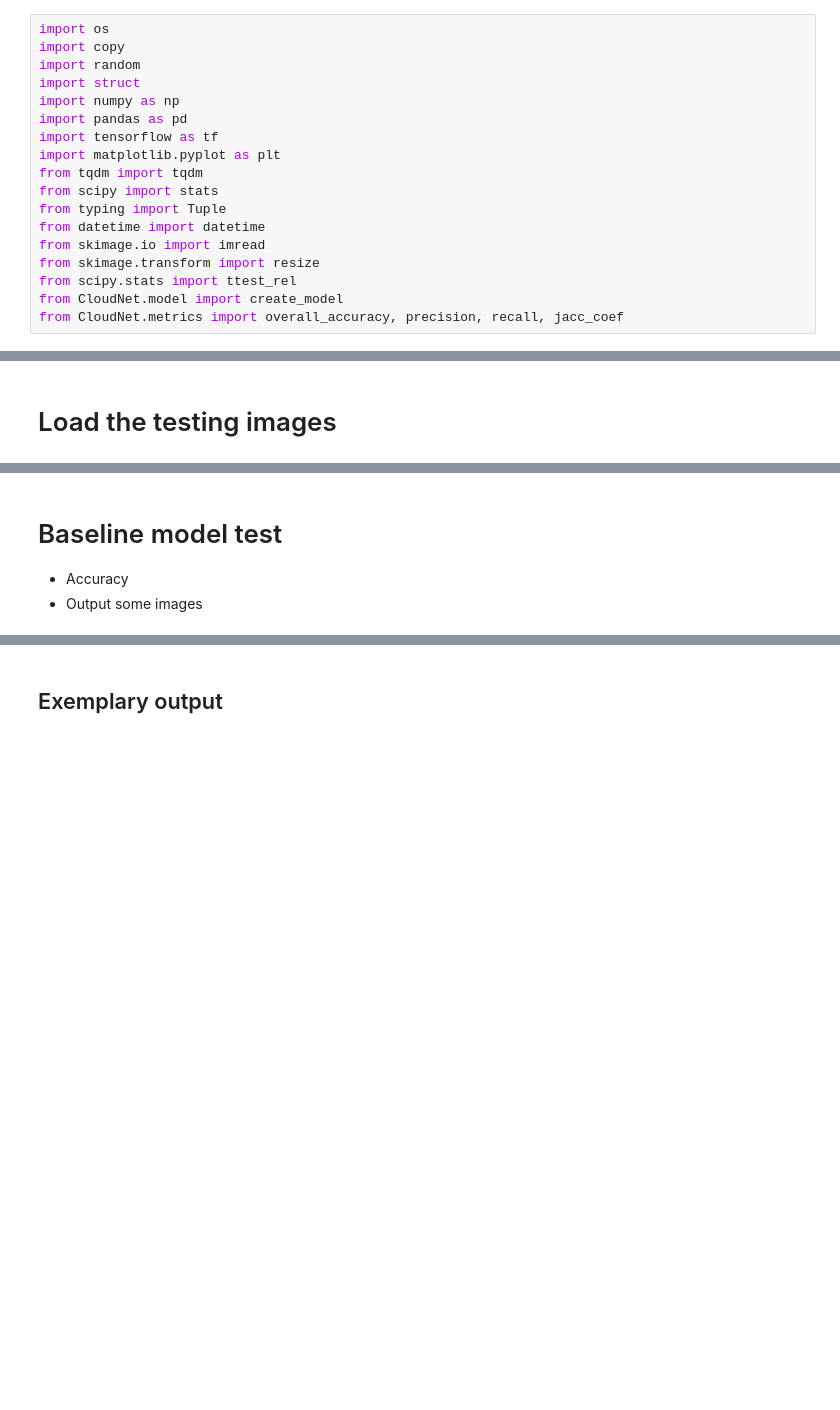
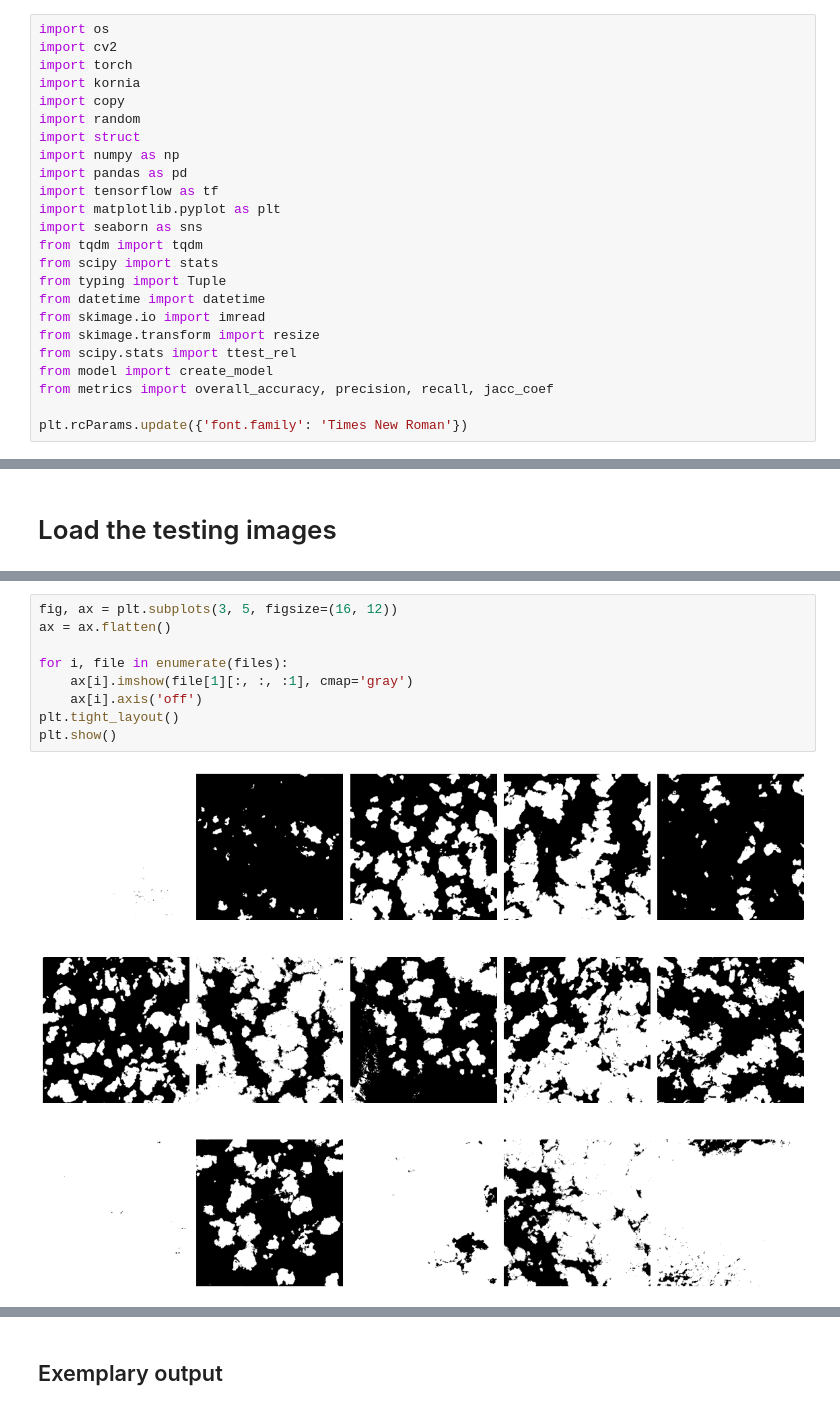
Before and after one commit to langekevin/mlspace_robustness, a Jupyter notebook: fault_injection.ipynb, the cells around one changed output, grey strips where cells are left out. Saved outputs shown, nothing was run; the diff lists cells and outputs as text; blank space fills up the shorter version.

```diff
--- a/fault_injection.ipynb
+++ b/fault_injection.ipynb
@@ -1,5 +1,8 @@
 # %%
 import os
+import cv2
+import torch
+import kornia
 import copy
 import random
 import struct
@@ -7,6 +10,7 @@ import numpy as np
 import pandas as pd
 import tensorflow as tf
 import matplotlib.pyplot as plt
+import seaborn as sns
 from tqdm import tqdm
 from scipy import stats
 from typing import Tuple
@@ -14,5 +18,7 @@ from datetime import datetime
 from skimage.io import imread
 from skimage.transform import resize
 from scipy.stats import ttest_rel
-from CloudNet.model import create_model
-from CloudNet.metrics import overall_accuracy, precision, recall, jacc_coef
+from model import create_model
+from metrics import overall_accuracy, precision, recall, jacc_coef
+
+plt.rcParams.update({'font.family': 'Times New Roman'})
@@ -70,5 +60,11 @@ plt.show()
-# %% [markdown]
-# Baseline model test
-
-- Accuracy
-- Output some images
+# %%
+fig, ax = plt.subplots(3, 5, figsize=(16, 12))
+ax = ax.flatten()
+
+for i, file in enumerate(files):
+    ax[i].imshow(file[1][:, :, :1], cmap='gray')
+    ax[i].axis('off')
+plt.tight_layout()
+plt.show()
+# %% [output]
+[figure, added]
```
Also changed, not shown: parts of 43 cells of this notebook.
